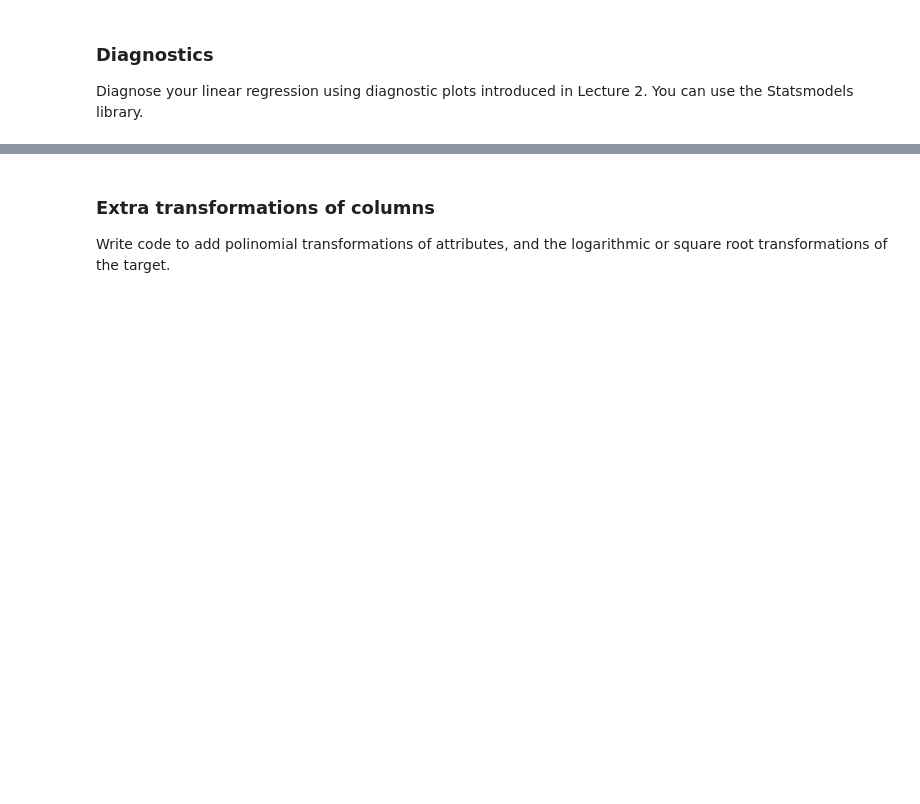
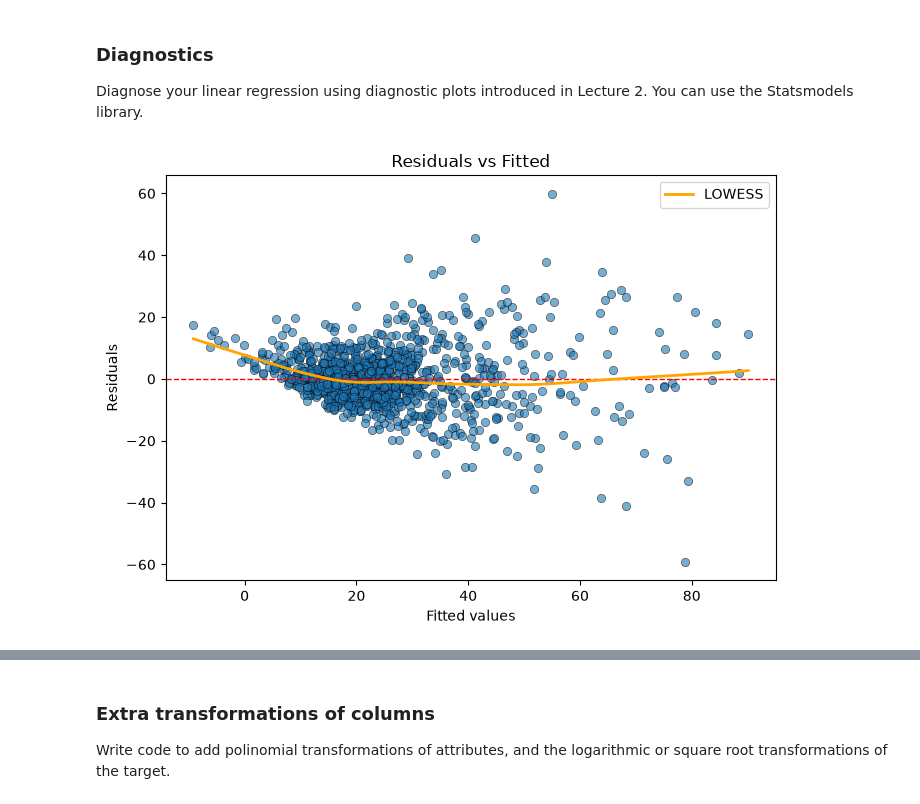
Before and after one commit to FT1E/ML_SU_assignments, a Jupyter notebook: assignment_1/TrajkoskiFilip_assignment1.ipynb, the cells around one changed output, grey strips where cells are left out. Saved outputs shown, nothing was run; the diff lists cells and outputs as text; code cells hidden in the pictures; blank space fills up the shorter version.

Commit message:
Assignmnet 1 - plots, transformations, plots of transformed var vs target variable, refitting with some transformed columns

```diff
--- a/assignment_1/TrajkoskiFilip_assignment1.ipynb
+++ b/assignment_1/TrajkoskiFilip_assignment1.ipynb
@@ -54,7 +52,7 @@ Split the dataset into training and test subsets while removing the column named
 # %%
 
 # drop 'Datum' column
-# data.drop(columns=['Datum'], inplace=True)
+data.drop(columns=['Datum'], inplace=True)
 
 # extract target variable column
 y = data['PM10']
@@ -124,3 +136,29 @@ print((B - scikit_model))
 # %% [markdown]
 ### Diagnostics
 Diagnose your linear regression using diagnostic plots introduced in Lecture 2. You can use the Statsmodels library.
+# %%
+# todo
+
+# residuals vs fitted plot
+import statsmodels.api as sm
+import matplotlib.pyplot as plt
+
+fitted = X.to_numpy() @ B
+residuals = y.to_numpy() - fitted
+
+fig, ax = plt.subplots(figsize=(7, 5))
+ax.scatter(fitted, residuals, alpha=0.6, edgecolor="k", linewidth=0.5)
+ax.axhline(0, color="red", linestyle="--", linewidth=1)
+
+# Optional LOWESS smoother
+lowess = sm.nonparametric.lowess(residuals, fitted, frac=2/3)
+ax.plot(lowess[:, 0], lowess[:, 1], color="orange", linewidth=2, label="LOWESS")
+
+ax.set_xlabel("Fitted values")
+ax.set_ylabel("Residuals")
+ax.set_title("Residuals vs Fitted")
+ax.legend()
+plt.tight_layout()
+plt.show()
+# %% [output]
+[figure, added]
```
Also changed, not shown: parts of 15 cells of this notebook, 1 other file.
